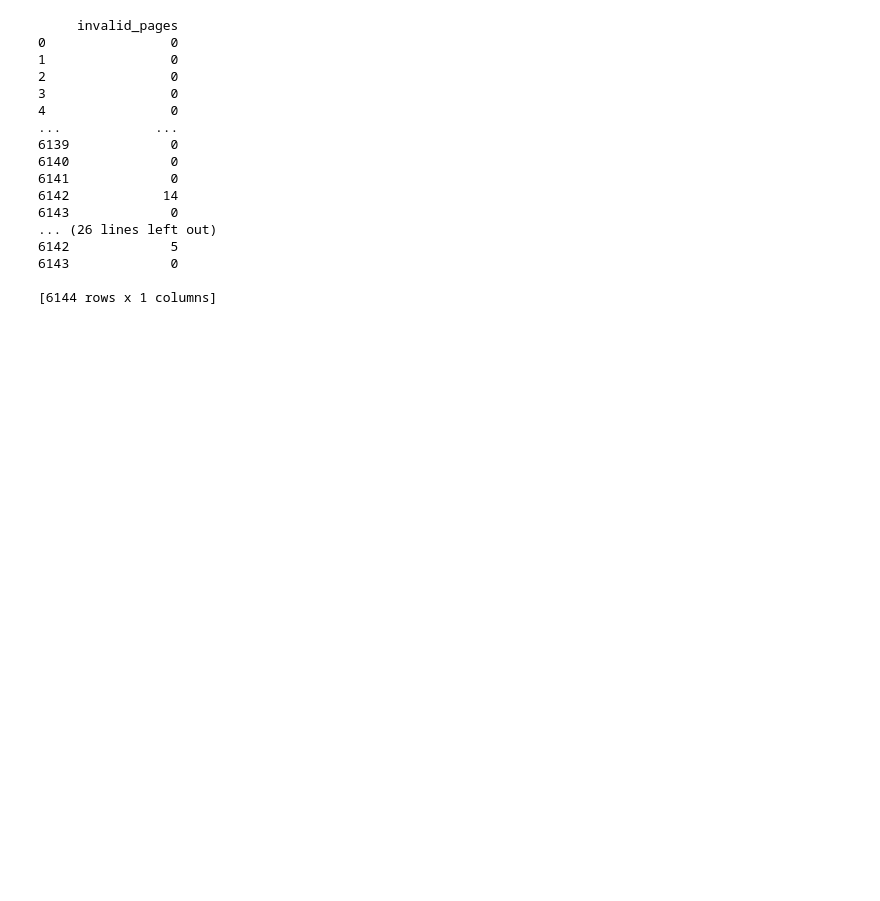
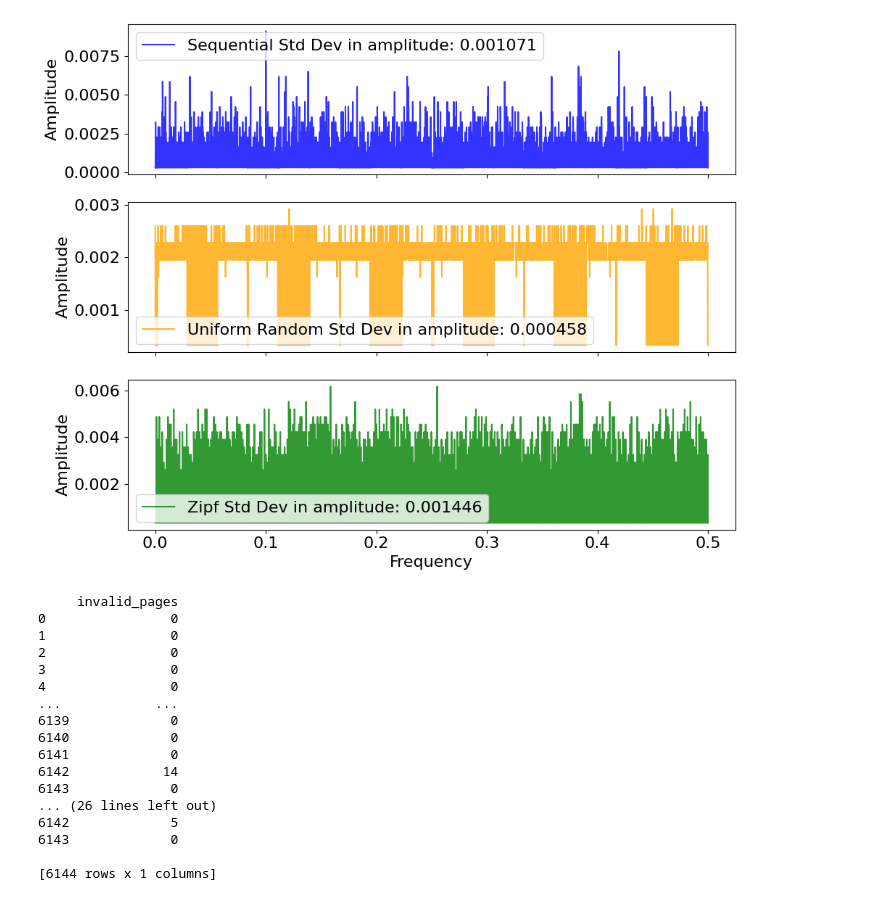
Before and after one commit to bithabib/flash_ssd_simulator_web, a Jupyter notebook: equation_generate/placement_algorithm_comparison copy.ipynb, the cells around one changed output. Cells and saved outputs as stored; diff of their text form; code cells hidden in the pictures; blank space fills up the shorter version.

```diff
--- a/equation_generate/placement_algorithm_comparison copy.ipynb
+++ b/equation_generate/placement_algorithm_comparison copy.ipynb
@@ -154,3 +165,23 @@ ValueError: x and y must have same first dimension, but have shapes (2910,) and
+# %%
+fig, axs = plt.subplots(3, 1, figsize=(10, 8), sharex=True)
+
+axs[0].plot(xf, 2.0/N * np.abs(seq_yf_s4[:N//2]), label='Sequential Std Dev in amplitude: '+ str(deviation_seq_s4), color='blue', alpha=0.8)
+axs[0].legend()
+axs[0].set_ylabel('Amplitude')
+
+axs[1].plot(xf, 2.0/N * np.abs(uniform_random_yf_s4[:N//2]), label='Uniform Random Std Dev in amplitude: '+ str(deviation_uniform_random_s4), color='orange', alpha=0.8)
+axs[1].legend()
+axs[1].set_ylabel('Amplitude')
+
+axs[2].plot(xf, 2.0/N * np.abs(zipf_yf_s4[:N//2]), label='Zipf Std Dev in amplitude: '+ str(deviation_zipf_s4), color='green', alpha=0.8)
+axs[2].legend()
+axs[2].set_ylabel('Amplitude')
+axs[2].set_xlabel('Frequency')
+
+plt.tight_layout()
+plt.show()
+# %% [output]
+[figure, added]
 # %%
 s5_zipf_invalid_page_count = s5_zipf_trace_df.iloc[6].reset_index(drop=True).to_frame(name='invalid_pages')
 print(s5_zipf_invalid_page_count)
```
Also changed, not shown: parts of 1 cell of this notebook, 5 other files.
